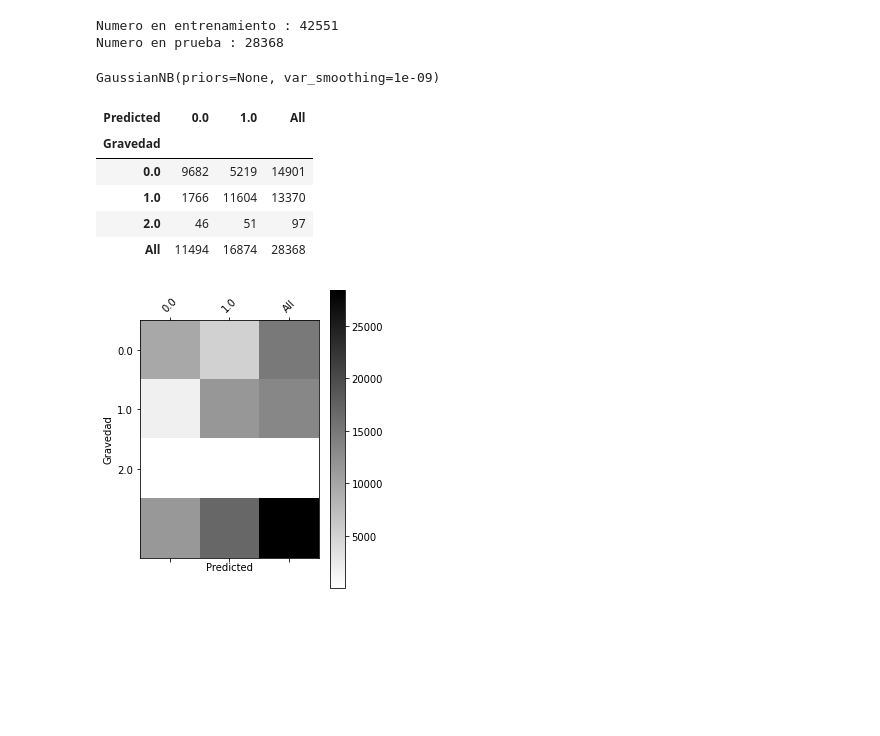
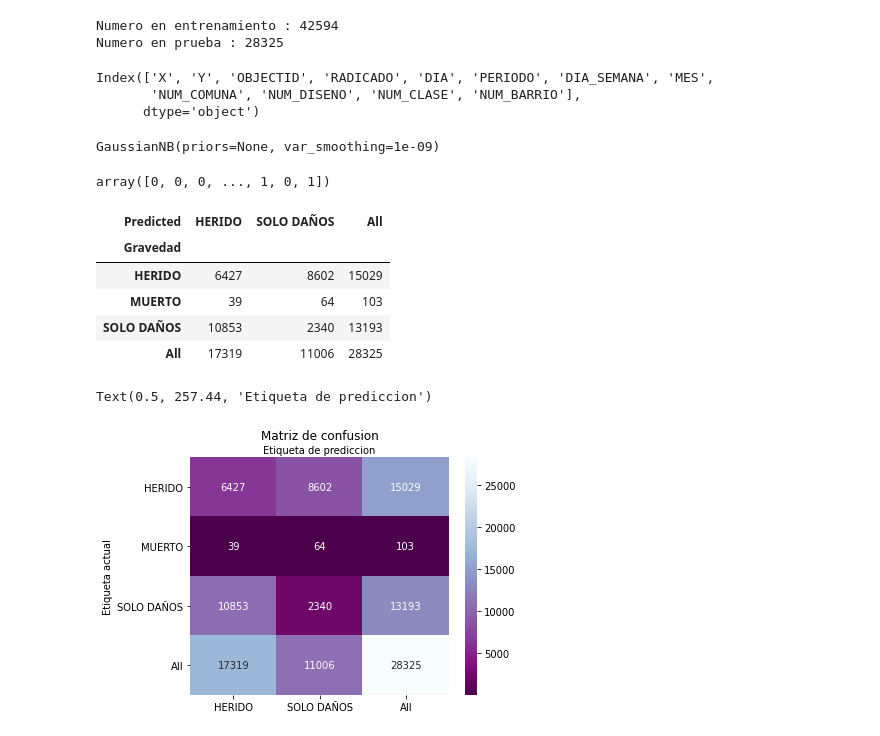
Before and after one commit to sergio2526/Modelo-Accidentes, a Jupyter notebook: Codigo/naive_bayes.ipynb, the cells around one changed output. Drawn from its saved outputs; the diff is of its cells as text; code cells hidden in the pictures; blank space fills up the shorter version.

```diff
--- a/Codigo/naive_bayes.ipynb
+++ b/Codigo/naive_bayes.ipynb
@@ -24,12 +28,18 @@ X_train, X_test, y_train, y_test = train_test_split(X, y, test_size=0.4)
 # %%
-print(f'Numero en entrenamiento : {len(X_train)}')
-print(f'Numero en prueba : {len(y_test)}')
+print(f'Numero en entrenamiento : {len(train)}')
+print(f'Numero en prueba : {len(test)}')
 # %% [output]
-Numero en entrenamiento : 42551
-Numero en prueba : 28368
+Numero en entrenamiento : 42594
+Numero en prueba : 28325
+# %%
+features = df.columns[:12]
+features
+# %% [output]
+Index(['X', 'Y', 'OBJECTID', 'RADICADO', 'DIA', 'PERIODO', 'DIA_SEMANA', 'MES',
+       'NUM_COMUNA', 'NUM_DISENO', 'NUM_CLASE', 'NUM_BARRIO'],
+      dtype='object')
+# %%
+y_ = pd.factorize(train['clasificacion'])[0]
+p = pd.DataFrame({"clase":y_})
 # %%
 clf = GaussianNB()
-# %%
-clf.fit(X_train, y_train)
-# %% [output]
-GaussianNB(priors=None, var_smoothing=1e-09)
@@ -38,27 +46,39 @@ y_pred = clf.predict(X_test)
+# %%
+clf.fit(train[features], y_)
+# %% [output]
+GaussianNB(priors=None, var_smoothing=1e-09)
+# %%
+clf.predict(test[features])
+# %% [output]
+array([0, 0, 0, ..., 1, 0, 1])
+# %%
+preds = df.clasificacion[clf.predict(test[features])]
+preds = np.array(preds[0:len(test)])
 # %%
 from sklearn.metrics import confusion_matrix
-matriz = pd.crosstab(y_test, y_pred, rownames=['Gravedad'], colnames=['Predicted'], margins=True)
-matriz
+matrix = pd.crosstab(test['clasificacion'],preds, rownames=['Gravedad'], colnames=['Predicted'], margins = True)
+matrix
 # %% [output]
-| Predicted | 0.0 | 1.0 | All |
+| Predicted | HERIDO | SOLO DAÑOS | All |
 | Gravedad |  |  |  |
-| 0.0 | 9682 | 5219 | 14901 |
-| 1.0 | 1766 | 11604 | 13370 |
-| 2.0 | 46 | 51 | 97 |
-| All | 11494 | 16874 | 28368 |
+| HERIDO | 6427 | 8602 | 15029 |
+| MUERTO | 39 | 64 | 103 |
+| SOLO DAÑOS | 10853 | 2340 | 13193 |
+| All | 17319 | 11006 | 28325 |
-# %%
-def plot_confusion_matrix(matriz , title='Confusion matrix', cmap=plt.cm.gray_r):
-    plt.matshow(matriz , cmap=cmap)
-    #plt.title(title)
-    plt.colorbar()
-    tick_marks = np.arange(len(matriz .columns))
-    plt.xticks(tick_marks, matriz .columns, rotation=45)
-    plt.yticks(tick_marks, matriz .index)
-    #plt.tight_layout()
-    plt.ylabel(matriz .index.name)
-    plt.xlabel(matriz .columns.name)
-
-plot_confusion_matrix(matriz )
-# %% [output]
-[figure, removed]
+# %%
+class_names = [0, 1]
+fig, ax = plt.subplots()
+tick_marks = np.arange(len(class_names))
+plt.xticks(tick_marks, class_names)
+plt.yticks(tick_marks, class_names)
+
+sns.heatmap(pd.DataFrame(matrix), annot = True, cmap = 'BuPu_r', fmt = 'g')
+ax.xaxis.set_label_position('top')
+plt.tight_layout()
+plt.title('Matriz de confusion', y = 1.1)
+plt.ylabel('Etiqueta actual')
+plt.xlabel('Etiqueta de prediccion')
+# %% [output]
+Text(0.5, 257.44, 'Etiqueta de prediccion')
+[figure, added]
 # %%
```
Also changed, not shown: parts of 14 cells of this notebook, 17 other files.
